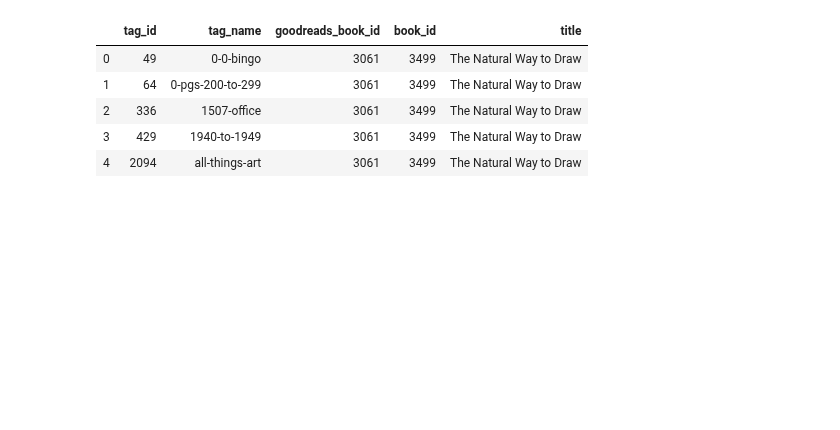
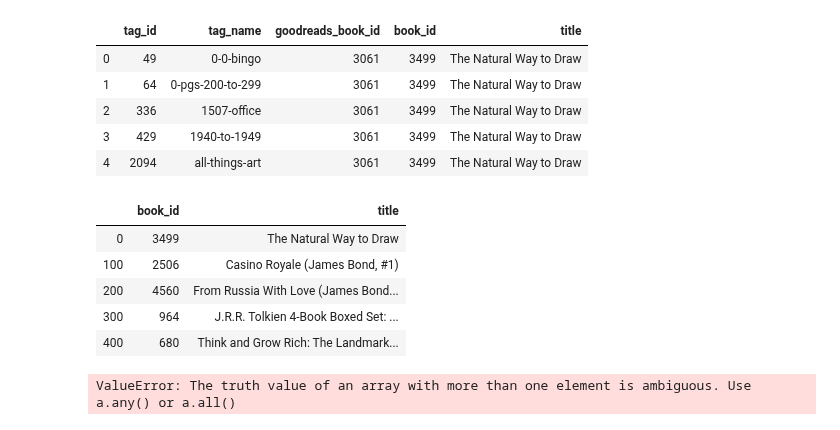
Before and after one commit to Lea1612/AI_Recommender_Systems, a Jupyter notebook: Notebook.ipynb, the cells around one changed output. Drawn from its saved outputs; the diff is of its cells as text; code cells hidden in the pictures; blank space fills up the shorter version.

Commit message:
'content'

```diff
--- a/Notebook.ipynb
+++ b/Notebook.ipynb
@@ -388,3 +375,14 @@ b_t_df.head()
 | 2 | 336 | 1507-office | 3061 | 3499 | The Natural Way to Draw |
 | 3 | 429 | 1940-to-1949 | 3061 | 3499 | The Natural Way to Draw |
 | 4 | 2094 | all-things-art | 3061 | 3499 | The Natural Way to Draw |
+# %%
+b_t_df_no_duplicates = b_t_df[['book_id', 'title']].drop_duplicates(subset='book_id')
+# %%
+b_t_df_no_duplicates.head()
+# %% [output]
+|  | book_id | title |
+| 0 | 3499 | The Natural Way to Draw |
+| 100 | 2506 | Casino Royale (James Bond, #1) |
+| 200 | 4560 | From Russia With Love (James Bond... |
+| 300 | 964 | J.R.R. Tolkien 4-Book Boxed Set: ... |
+| 400 | 680 | Think and Grow Rich: The Landmark... |
@@ -390,0 +427,4 @@ b_t_df.head()
+# %%
+print(get__content_recommendations('The Natural Way to Draw'))
+# %% [output]
+ValueError: The truth value of an array with more than one element is ambiguous. Use a.any() or a.all()
```
Also changed, not shown: parts of 7 cells of this notebook.
